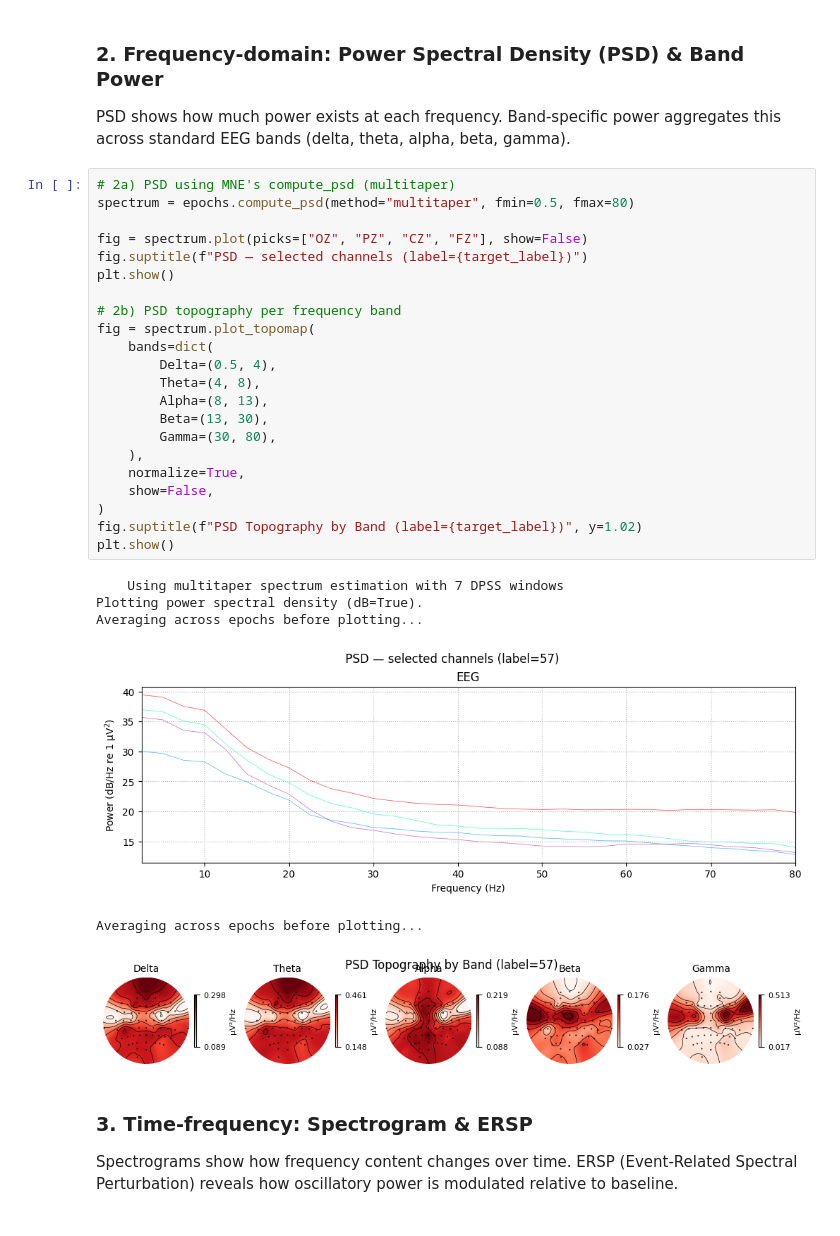
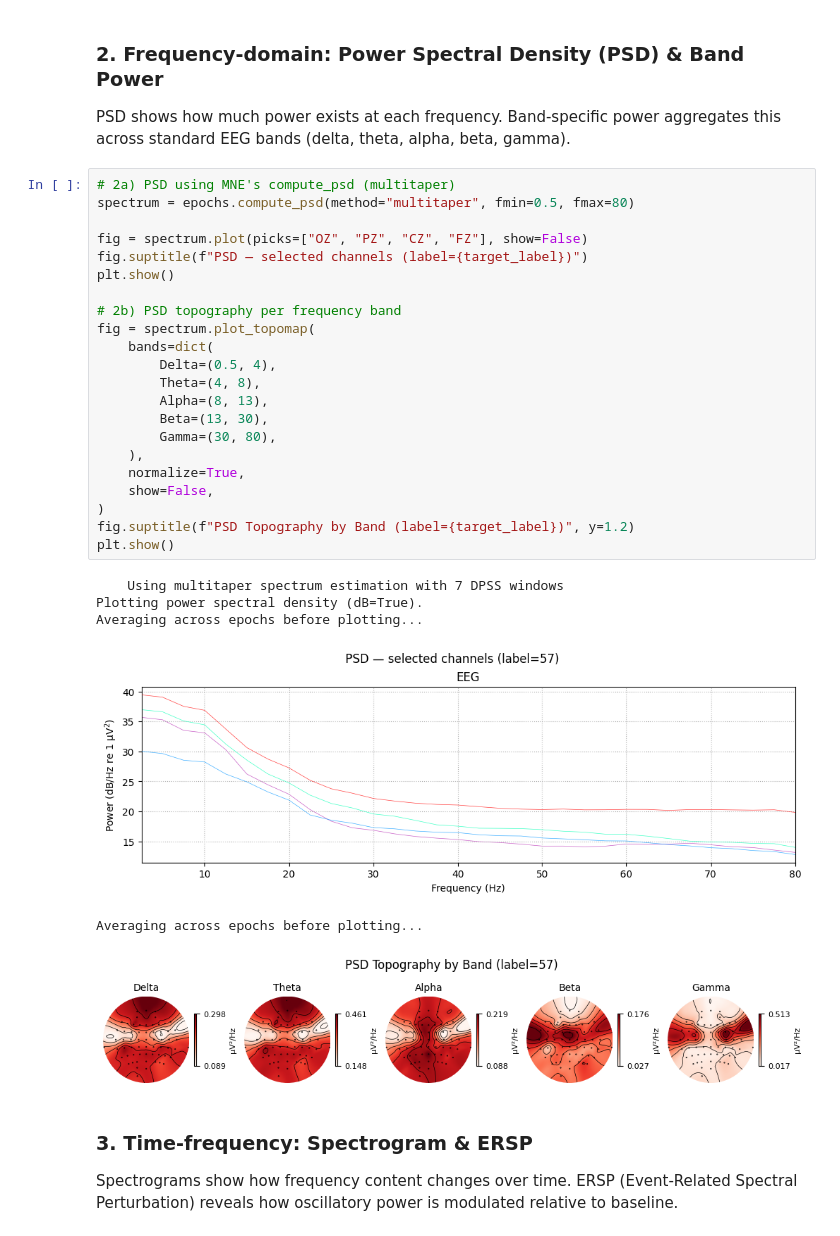
Before and after one commit to RTae/SUPA-EEG, a Jupyter notebook: viz.ipynb, the cells around one changed output. Saved outputs shown, nothing was run; the diff lists cells and outputs as text.

```diff
--- a/viz.ipynb
+++ b/viz.ipynb
@@ -204,32 +204,32 @@ PSD shows how much power exists at each frequency. Band-specific power aggregate
 # %%
 # 2a) PSD using MNE's compute_psd (multitaper)
 spectrum = epochs.compute_psd(method="multitaper", fmin=0.5, fmax=80)
 
 fig = spectrum.plot(picks=["OZ", "PZ", "CZ", "FZ"], show=False)
 fig.suptitle(f"PSD — selected channels (label={target_label})")
 plt.show()
 
 # 2b) PSD topography per frequency band
 fig = spectrum.plot_topomap(
     bands=dict(
         Delta=(0.5, 4),
         Theta=(4, 8),
         Alpha=(8, 13),
         Beta=(13, 30),
         Gamma=(30, 80),
     ),
     normalize=True,
     show=False,
 )
-fig.suptitle(f"PSD Topography by Band (label={target_label})", y=1.02)
+fig.suptitle(f"PSD Topography by Band (label={target_label})", y=1.2)
 plt.show()
 # %% [output]
     Using multitaper spectrum estimation with 7 DPSS windows
 Plotting power spectral density (dB=True).
 Averaging across epochs before plotting...
 [figure]
 Averaging across epochs before plotting...
-[figure, old version]
+[figure, new version]
 # %% [markdown]
 ### 3. Time-frequency: Spectrogram & ERSP
 Spectrograms show how frequency content changes over time. ERSP (Event-Related Spectral Perturbation) reveals how oscillatory power is modulated relative to baseline.
```
Also changed, not shown: parts of 6 cells of this notebook, 2 other files.
